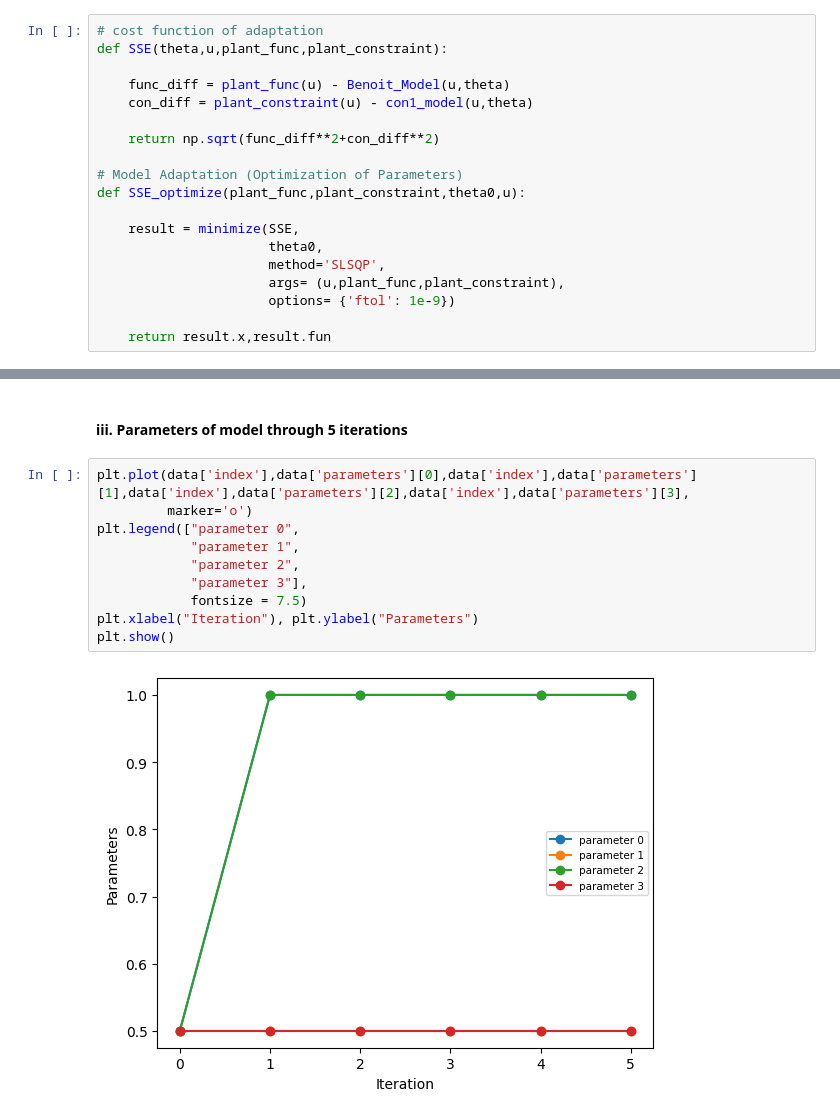
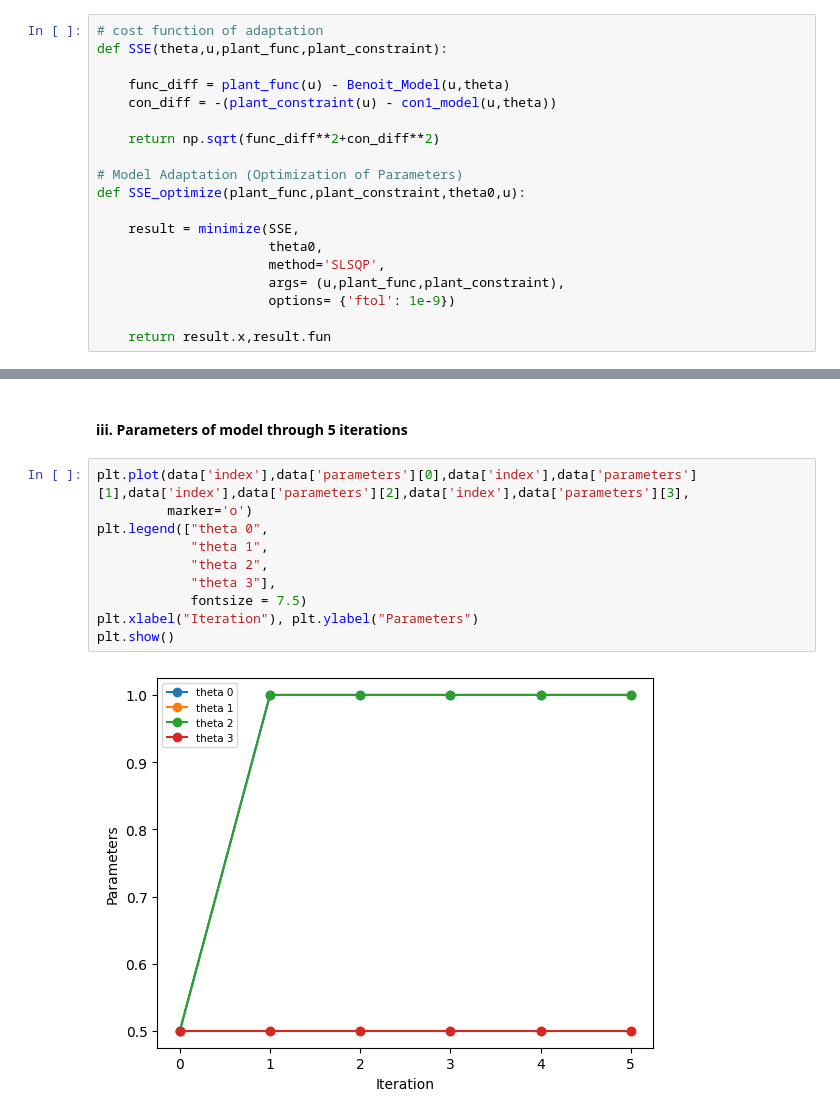
Before and after one commit to dleeim/Safe-Bayesian-Optimization, a Jupyter notebook: Benoit_Problem(Model_Adaptation).ipynb, the cells around one changed output, grey strips where cells are left out. Drawn from its saved outputs; the diff is of its cells as text.

```diff
--- a/Benoit_Problem(Model_Adaptation).ipynb
+++ b/Benoit_Problem(Model_Adaptation).ipynb
@@ -157,7 +157,7 @@ The difference is measured by SSE (Sum of Squared Error), which is used for cost
 def SSE(theta,u,plant_func,plant_constraint):
 
     func_diff = plant_func(u) - Benoit_Model(u,theta)
-    con_diff = plant_constraint(u) - con1_model(u,theta)
+    con_diff = -(plant_constraint(u) - con1_model(u,theta))
 
     return np.sqrt(func_diff**2+con_diff**2)
 
@@ -351,12 +351,12 @@ plt.show()
 # %%
 plt.plot(data['index'],data['parameters'][0],data['index'],data['parameters'][1],data['index'],data['parameters'][2],data['index'],data['parameters'][3],
          marker='o')
-plt.legend(["parameter 0",
-            "parameter 1",
-            "parameter 2",
-            "parameter 3"],
+plt.legend(["theta 0",
+            "theta 1",
+            "theta 2",
+            "theta 3"],
             fontsize = 7.5)
 plt.xlabel("Iteration"), plt.ylabel("Parameters")
 plt.show()
 # %% [output]
-[figure, old version]
+[figure, new version]
```
Also changed, not shown: parts of 27 cells of this notebook, 1 other file.
